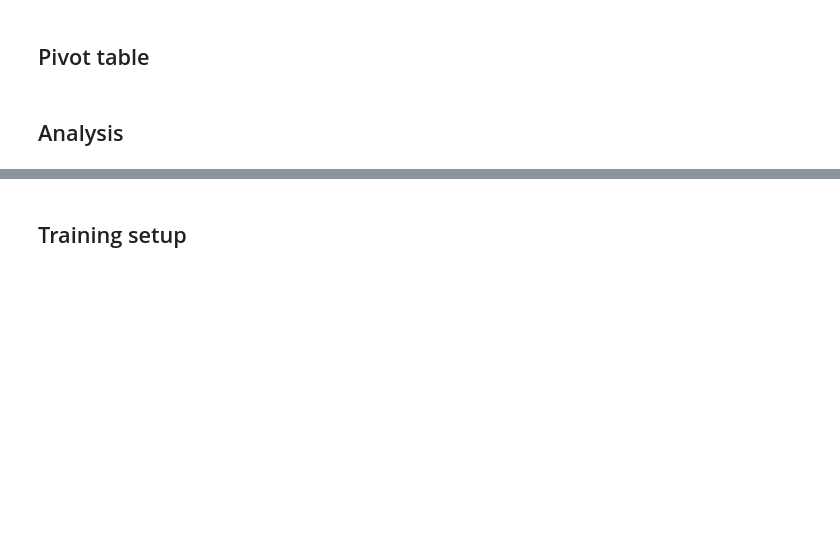
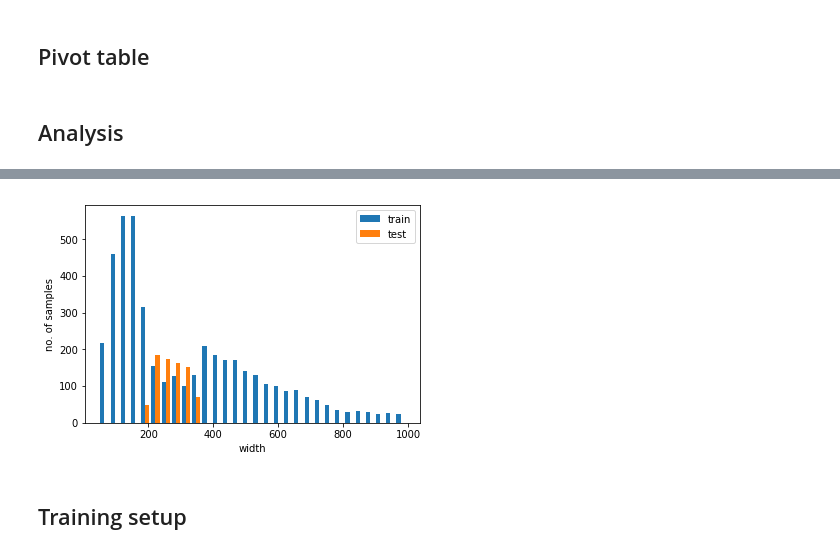
Before and after one commit to agoila/fastai, a Jupyter notebook: courses/dl1/my_nbs/plant-seedling.ipynb, the cells around one changed output, grey strips where cells are left out. Drawn from its saved outputs; the diff is of its cells as text; code cells hidden in the pictures; blank space fills up the shorter version.

```diff
--- a/courses/dl1/my_nbs/plant-seedling.ipynb
+++ b/courses/dl1/my_nbs/plant-seedling.ipynb
@@ -47,2 +45,7 @@ plt.hist(col_sz[col_sz < 500]);
+# %%
+plt.hist([trn_w[trn_w<1000], test_w[test_w<1000]], bins=30);
+plt.xlabel('width'); plt.ylabel('no. of samples'); plt.legend(['train', 'test']);
+# %% [output]
+[figure, added]
 # %% [markdown]
 ## Training setup
```
Also changed, not shown: parts of 40 cells of this notebook, 1 other file.
